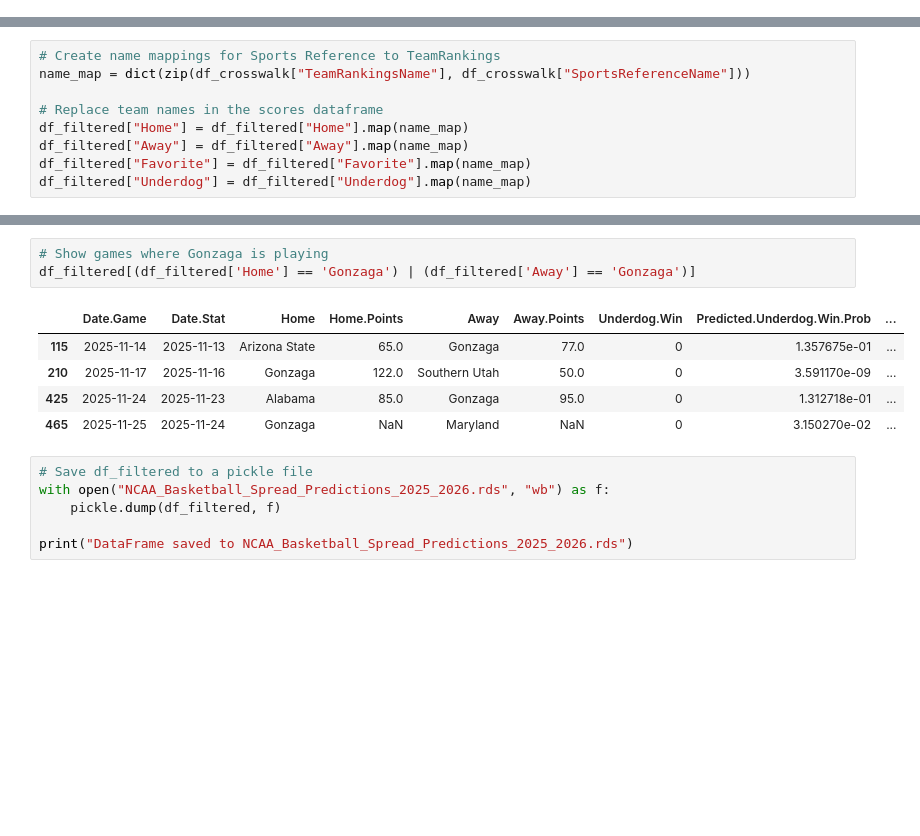
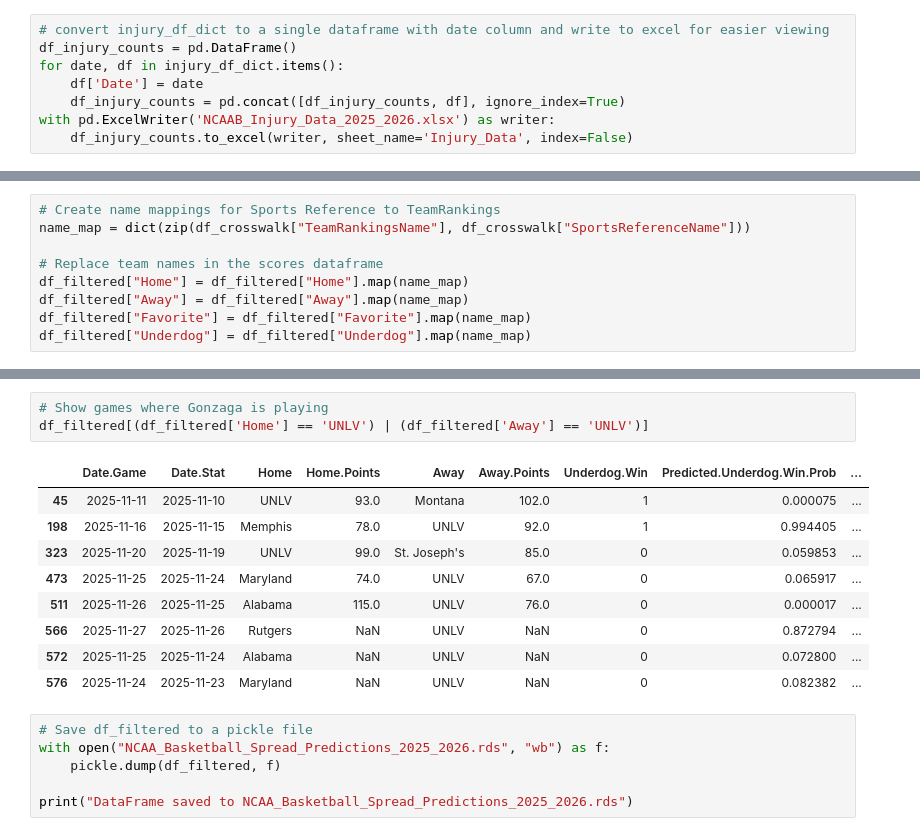
Before and after one commit to mmacias14/NCAABB_2025_2026, a Jupyter notebook: model_training_Spread+MoneyLine_model_NN.ipynb, the cells around one changed output, grey strips where cells are left out. Saved outputs shown, nothing was run; the diff lists cells and outputs as text; blank space fills up the shorter version.

```diff
--- a/model_training_Spread+MoneyLine_model_NN.ipynb
+++ b/model_training_Spread+MoneyLine_model_NN.ipynb
@@ -122,6 +122,14 @@ injury_df_dict['2025-11-10'].head()
 | 2 | 365398 | UConn | T.\n ... | C | Questionable - Ankle(\n\n\nNov 18... | Nov 18, '25 | Expand |
 | 3 | 365398 | UConn | B.\n ... | G | Questionable - Ankle(\n\n\nOct 23... | Oct 23, '25 | Expand |
 | 4 | 365399 | Iowa State | M.\n ... | G | Out - Hip(\n\n\nJun 19, '25) | Jun 19, '25 | Expand |
+# %%
+# convert injury_df_dict to a single dataframe with date column and write to excel for easier viewing
+df_injury_counts = pd.DataFrame()
+for date, df in injury_df_dict.items():
+    df['Date'] = date
+    df_injury_counts = pd.concat([df_injury_counts, df], ignore_index=True)
+with pd.ExcelWriter('NCAAB_Injury_Data_2025_2026.xlsx') as writer:
+    df_injury_counts.to_excel(writer, sheet_name='Injury_Data', index=False)
 # %% [markdown]
 ### Read in Crosswalk
 # %%
@@ -1104,12 +1114,16 @@ df_filtered.head()
 # %%
 # Show games where Gonzaga is playing
-df_filtered[(df_filtered['Home'] == 'Gonzaga') | (df_filtered['Away'] == 'Gonzaga')]
+df_filtered[(df_filtered['Home'] == 'UNLV') | (df_filtered['Away'] == 'UNLV')]
 # %% [output]
 |  | Date.Game | Date.Stat | Home | Home.Points | Away | Away.Points | Underdog.Win | Predicted.Underdog.Win.Prob | ... |
-| 115 | 2025-11-14 | 2025-11-13 | Arizona State | 65.0 | Gonzaga | 77.0 | 0 | 1.357675e-01 | ... |
-| 210 | 2025-11-17 | 2025-11-16 | Gonzaga | 122.0 | Southern Utah | 50.0 | 0 | 3.591170e-09 | ... |
-| 425 | 2025-11-24 | 2025-11-23 | Alabama | 85.0 | Gonzaga | 95.0 | 0 | 1.312718e-01 | ... |
-| 465 | 2025-11-25 | 2025-11-24 | Gonzaga | NaN | Maryland | NaN | 0 | 3.150270e-02 | ... |
+| 45 | 2025-11-11 | 2025-11-10 | UNLV | 93.0 | Montana | 102.0 | 1 | 0.000075 | ... |
+| 198 | 2025-11-16 | 2025-11-15 | Memphis | 78.0 | UNLV | 92.0 | 1 | 0.994405 | ... |
+| 323 | 2025-11-20 | 2025-11-19 | UNLV | 99.0 | St. Joseph's | 85.0 | 0 | 0.059853 | ... |
+| 473 | 2025-11-25 | 2025-11-24 | Maryland | 74.0 | UNLV | 67.0 | 0 | 0.065917 | ... |
+| 511 | 2025-11-26 | 2025-11-25 | Alabama | 115.0 | UNLV | 76.0 | 0 | 0.000017 | ... |
+| 566 | 2025-11-27 | 2025-11-26 | Rutgers | NaN | UNLV | NaN | 0 | 0.872794 | ... |
+| 572 | 2025-11-25 | 2025-11-24 | Alabama | NaN | UNLV | NaN | 0 | 0.072800 | ... |
+| 576 | 2025-11-24 | 2025-11-23 | Maryland | NaN | UNLV | NaN | 0 | 0.082382 | ... |
 # %%
 # Save df_filtered to a pickle file
 with open("NCAA_Basketball_Spread_Predictions_2025_2026.rds", "wb") as f:
```
Also changed, not shown: parts of 34 cells of this notebook, 1 other file.
